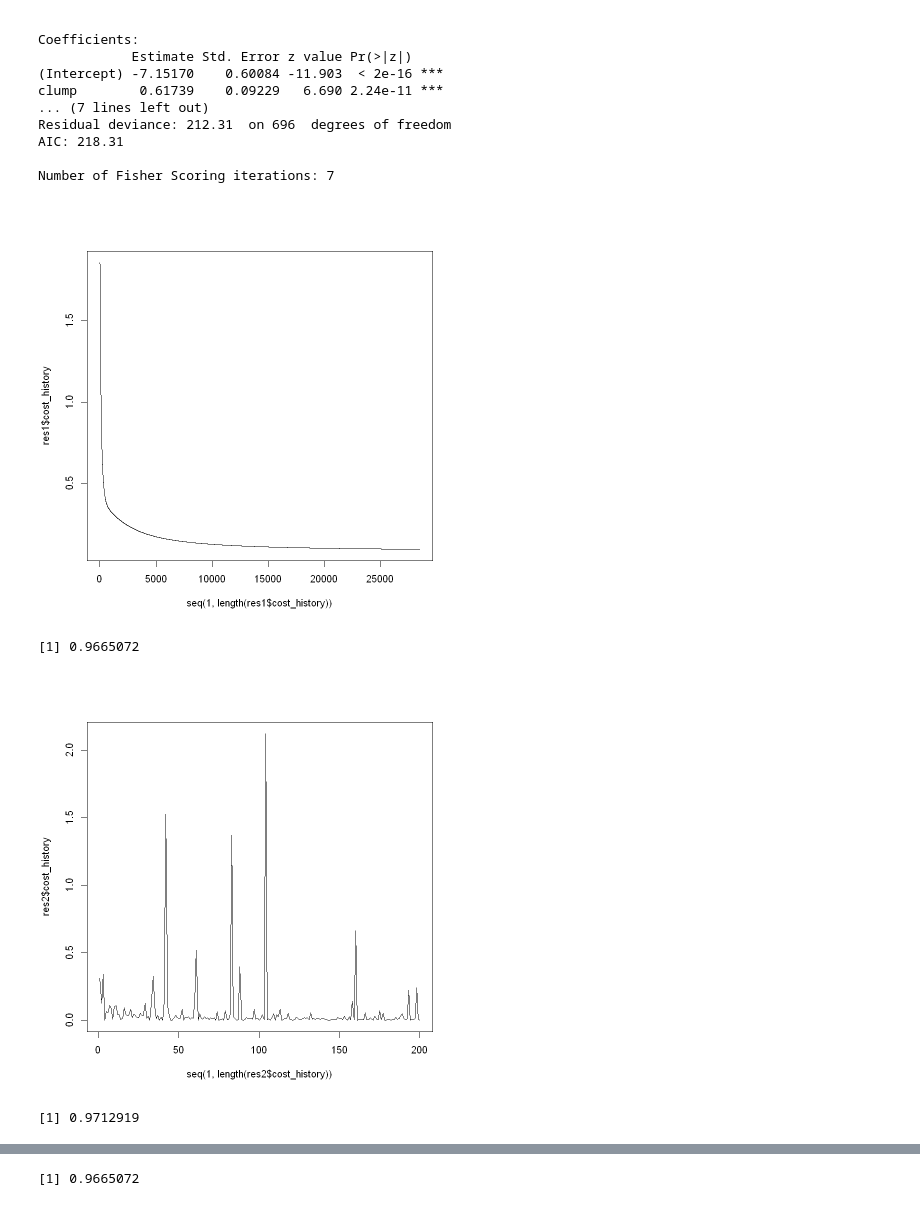
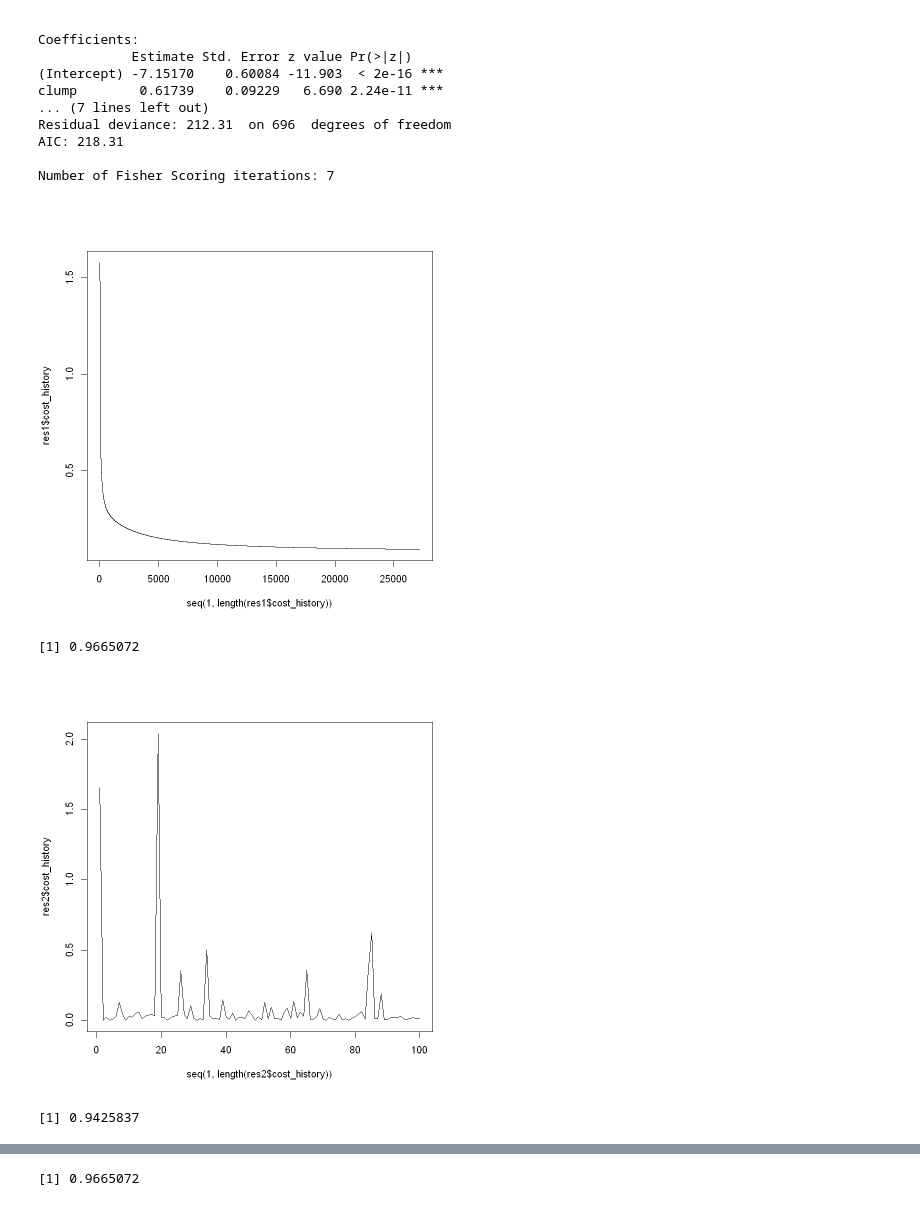
Before and after one commit to RomainDudoit/M2_RPackage, a Jupyter notebook: Notebook_romain.ipynb, the cells around one changed output, grey strips where cells are left out. Saved outputs shown, nothing was run; the diff lists cells and outputs as text; code cells hidden in the pictures.

```diff
--- a/Notebook_romain.ipynb
+++ b/Notebook_romain.ipynb
@@ -36,0 +41,5 @@ A tibble: 699 × 10
+# %%
+dmy <- dummyVars(school~., data = read.csv('student-mat.csv',sep=';'))
+x <- predict(dmy,newdata = read.csv('student-mat.csv',sep=';'))
+x <-cbind('(Intercept)'= 1, x)
+x
@@ -234,7 +283,7 @@ mini_batch_gradient_descent <- function(x, y, theta, learning_rate, max_iter, ba
 }
 # %%
 # Gradient descent
-fit <- function(formula, data, mode, batch_size, learning_rate = 0.5, max_iter = 100, tol = 1e-4) { # nolint
+rlgd.fit <- function(formula, data, mode, batch_size, learning_rate = 0.5, max_iter = 100, tol = 1e-4, dummyVars = TRUE) { # nolint
     x_y <- get_x_y(formula, data) # nolint
 
     x <- x_y$features
@@ -354,7 +403,7 @@ AIC: 218.31
 
 Number of Fisher Scoring iterations: 7
 # %%
-predict <- function(Reg.log, newdata, type) {
+rlgd.predict <- function(Reg.log, newdata, type) { # nolint
 
     # New data control
 
@@ -374,8 +423,8 @@ predict <- function(Reg.log, newdata, type) {
     }
 }
 # %%
-res1 <- fit(classe ~ ., train_set, mode = "batch", batch_size = 32, learning_rate = 0.01, max_iter = 40000, tol = 1e-4) # nolint
+res1 <- rlgd.fit(classe ~ ., train_set, mode = "batch", batch_size = 32, learning_rate = 0.01, max_iter = 40000, tol = 1e-4) # nolint
 plot(seq(1, length(res1$cost_history)), res1$cost_history, type = "l")
 # %% [output]
-[figure, old version]
+[figure, new version]
 # %%
@@ -385,14 +434,14 @@ print(accuracy)
 # %% [output]
 [1] 0.9665072
 # %%
-res2 <- fit(classe ~ ., train_set, mode = "online", batch_size = 32, learning_rate = 0.01, max_iter = 200, tol = 1e-4) # nolint
+res2 <- rlgd.fit(classe ~ ., train_set, mode = "online", batch_size = 32, learning_rate = 0.01, max_iter = 100, tol = 1e-4) # nolint
 plot(seq(1, length(res2$cost_history)), res2$cost_history, type = "l")
 # %% [output]
-[figure, old version]
+[figure, new version]
 # %%
-y_pred <- predict(res2, test_set[,res2$x_names], type = "class")
-accuracy <- mean(y_pred == test_set[,res2$y_name])
+y_pred <- rlgd.predict(res2, test_set[, res2$x_names], type = "class")
+accuracy <- mean(y_pred == test_set[, res2$y_name])
 print(accuracy)
 # %% [output]
-[1] 0.9712919
+[1] 0.9425837
 # %%
```
Also changed, not shown: parts of 8 cells of this notebook, 1 other file.
